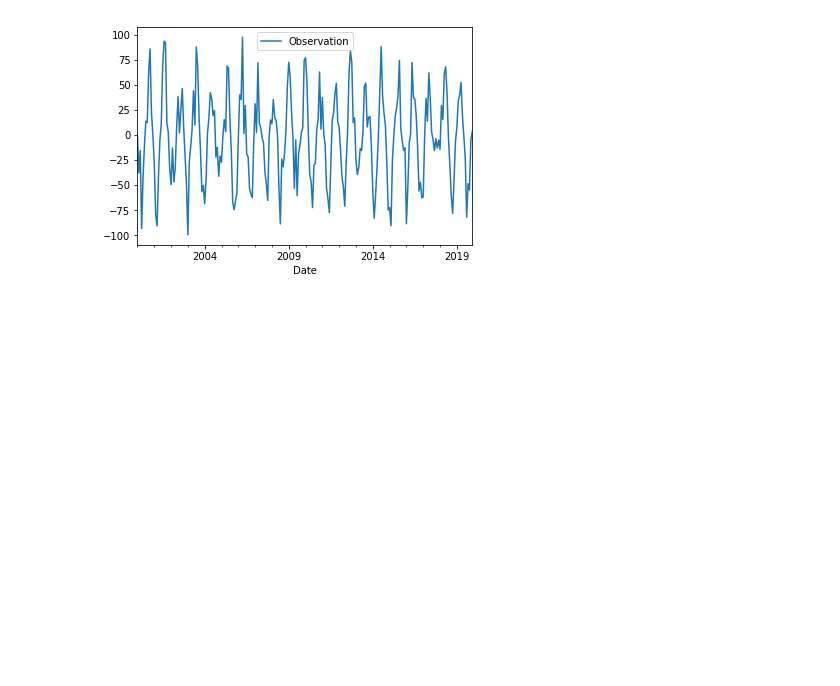
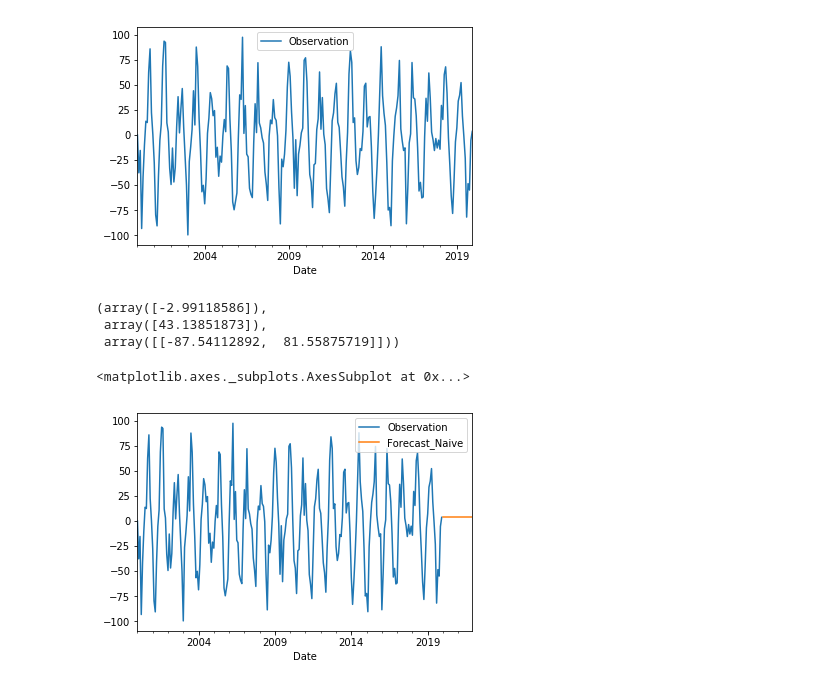
Before and after one commit to robahall/tswalkthrough, a Jupyter notebook: notebooks/2.0_rah_time_forecasters_toolbox.ipynb, the cells around one changed output. Cells and saved outputs as stored; diff of their text form; code cells hidden in the pictures; blank space fills up the shorter version.

Commit message:
Added monthly seasonable naive function. Its ARIMA(000)!

```diff
--- a/notebooks/2.0_rah_time_forecasters_toolbox.ipynb
+++ b/notebooks/2.0_rah_time_forecasters_toolbox.ipynb
@@ -95,0 +116,17 @@ seasonal.plot()
+# %%
+s_seasonal = ARIMA(seasonal, order=(0,0,0))
+s_seasonal_fit = s_seasonal.fit(disp=0)
+s_seasonal_forecast = s_seasonal_fit.forecast()
+# %%
+s_seasonal_forecast
+# %% [output]
+(array([-2.99118586]),
+ array([43.13851873]),
+ array([[-87.54112892,  81.55875719]]))
+# %%
+fig, ax = plt.subplots()
+seasonal.plot(ax = ax)
+s_seasonal.plot(ax = ax)
+# %% [output]
+<matplotlib.axes._subplots.AxesSubplot at 0x...>
+[figure, added]
```
Also changed, not shown: parts of 2 cells of this notebook.
